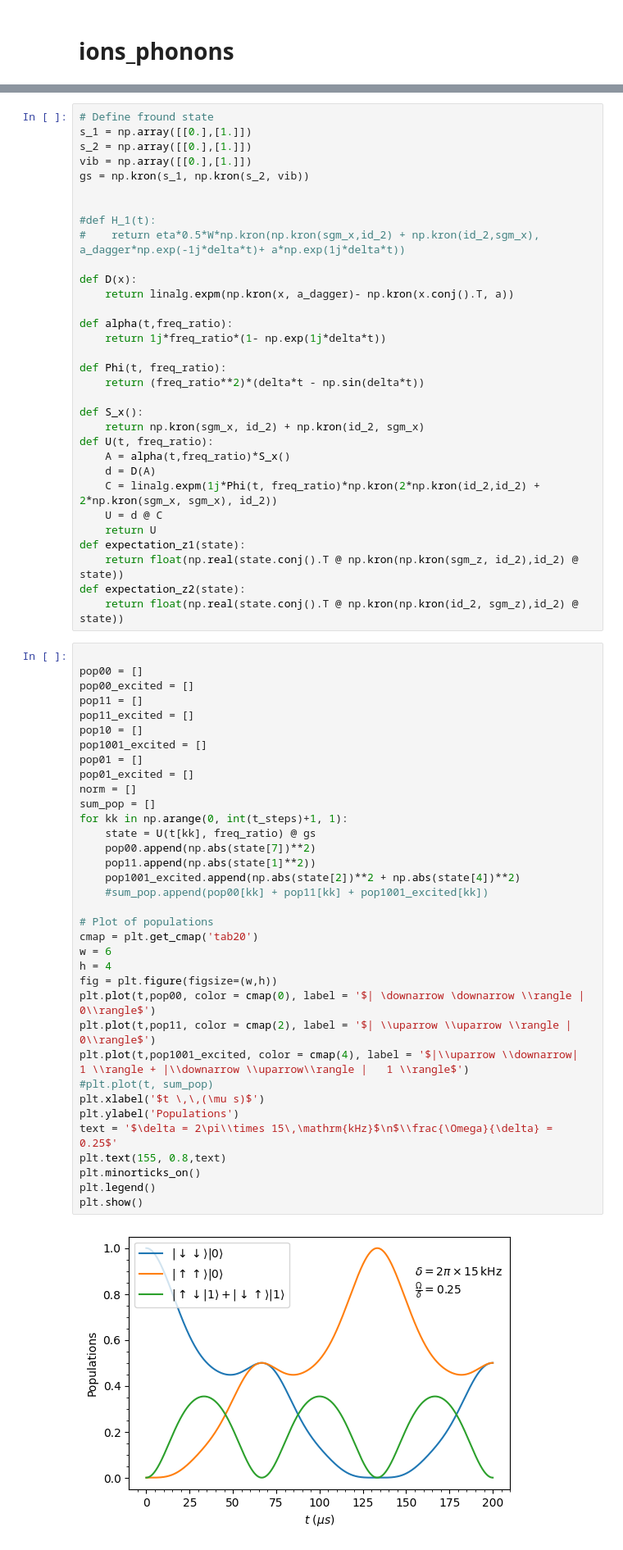
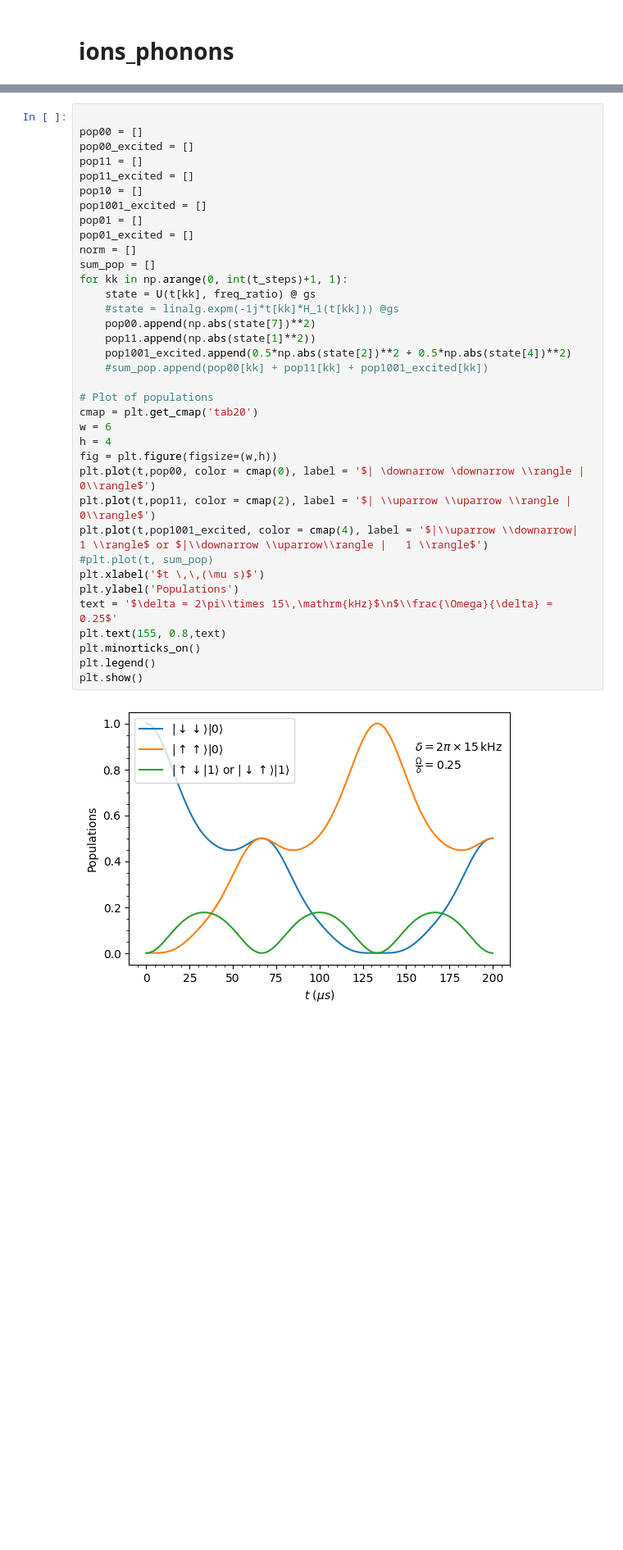
Before and after one commit to diegoscantam/perturbations, a Jupyter notebook: simulation.ipynb, the cells around one changed output, grey strips where cells are left out. Shown: that part at 82% size. Saved outputs shown, nothing was run; the diff lists cells and outputs as text; blank space fills up the shorter version.

```diff
--- a/simulation.ipynb
+++ b/simulation.ipynb
@@ -52,35 +85,3 @@ state = np.zeros(shape=(8,1))
-# %%
-# Define fround state
-s_1 = np.array([[0.],[1.]])
-s_2 = np.array([[0.],[1.]])
-vib = np.array([[0.],[1.]])
-gs = np.kron(s_1, np.kron(s_2, vib))
-
-
-#def H_1(t):
-#    return eta*0.5*W*np.kron(np.kron(sgm_x,id_2) + np.kron(id_2,sgm_x), a_dagger*np.exp(-1j*delta*t)+ a*np.exp(1j*delta*t))
-
-def D(x):
-    return linalg.expm(np.kron(x, a_dagger)- np.kron(x.conj().T, a))
-
-def alpha(t,freq_ratio):
-    return 1j*freq_ratio*(1- np.exp(1j*delta*t))
-
-def Phi(t, freq_ratio):
-    return (freq_ratio**2)*(delta*t - np.sin(delta*t))
-
-def S_x():
-    return np.kron(sgm_x, id_2) + np.kron(id_2, sgm_x)
-def U(t, freq_ratio):
-    A = alpha(t,freq_ratio)*S_x()
-    d = D(A)
-    C = linalg.expm(1j*Phi(t, freq_ratio)*np.kron(2*np.kron(id_2,id_2) + 2*np.kron(sgm_x, sgm_x), id_2))
-    U = d @ C
-    return U
-def expectation_z1(state):
-    return float(np.real(state.conj().T @ np.kron(np.kron(sgm_z, id_2),id_2) @ state))
-def expectation_z2(state):
-    return float(np.real(state.conj().T @ np.kron(np.kron(id_2, sgm_z),id_2) @ state))
 # %%
 
 pop00 = []
@@ -88,33 +89,34 @@ pop00_excited = []
 pop11 = []
 pop11_excited = []
 pop10 = []
 pop1001_excited = []
 pop01 = []
 pop01_excited = []
 norm = []
 sum_pop = []
 for kk in np.arange(0, int(t_steps)+1, 1):
     state = U(t[kk], freq_ratio) @ gs
+    #state = linalg.expm(-1j*t[kk]*H_1(t[kk])) @gs
     pop00.append(np.abs(state[7])**2)
     pop11.append(np.abs(state[1]**2))
-    pop1001_excited.append(np.abs(state[2])**2 + np.abs(state[4])**2)
+    pop1001_excited.append(0.5*np.abs(state[2])**2 + 0.5*np.abs(state[4])**2)
     #sum_pop.append(pop00[kk] + pop11[kk] + pop1001_excited[kk])
 
 # Plot of populations
 cmap = plt.get_cmap('tab20')
 w = 6
 h = 4
 fig = plt.figure(figsize=(w,h))
 plt.plot(t,pop00, color = cmap(0), label = '$| \downarrow \downarrow \\rangle | 0\\rangle$')
 plt.plot(t,pop11, color = cmap(2), label = '$| \\uparrow \\uparrow \\rangle | 0\\rangle$')
-plt.plot(t,pop1001_excited, color = cmap(4), label = '$|\\uparrow \\downarrow|   1 \\rangle + |\\downarrow \\uparrow\\rangle |   1 \\rangle$')
+plt.plot(t,pop1001_excited, color = cmap(4), label = '$|\\uparrow \\downarrow|   1 \\rangle$ or $|\\downarrow \\uparrow\\rangle |   1 \\rangle$')
 #plt.plot(t, sum_pop)
 plt.xlabel('$t \,\,(\mu s)$')
 plt.ylabel('Populations')
 text = '$\delta = 2\pi\\times 15\,\mathrm{kHz}$\n$\\frac{\Omega}{\delta} = 0.25$'
 plt.text(155, 0.8,text)
 plt.minorticks_on()
 plt.legend()
 plt.show()
 # %% [output]
-[figure, old version]
+[figure, new version]
```
Also changed, not shown: parts of 4 cells of this notebook.
